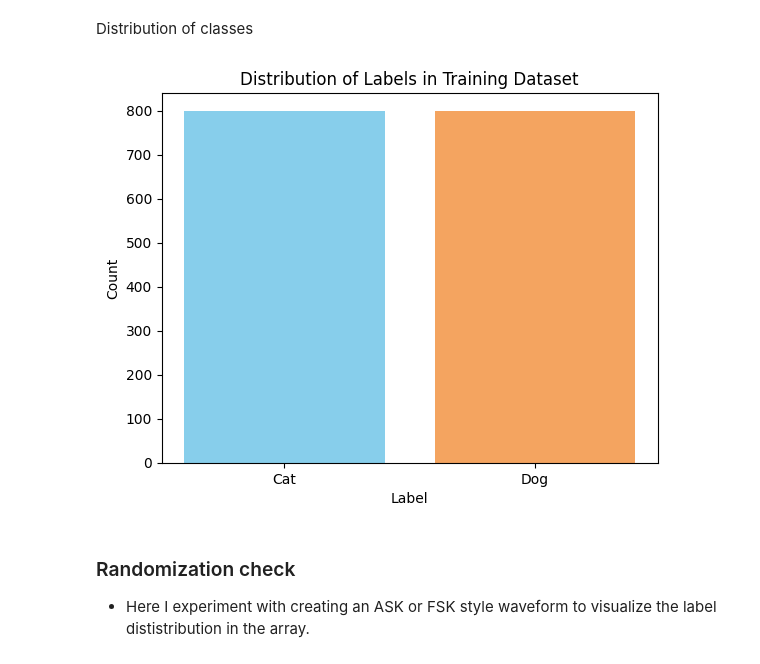
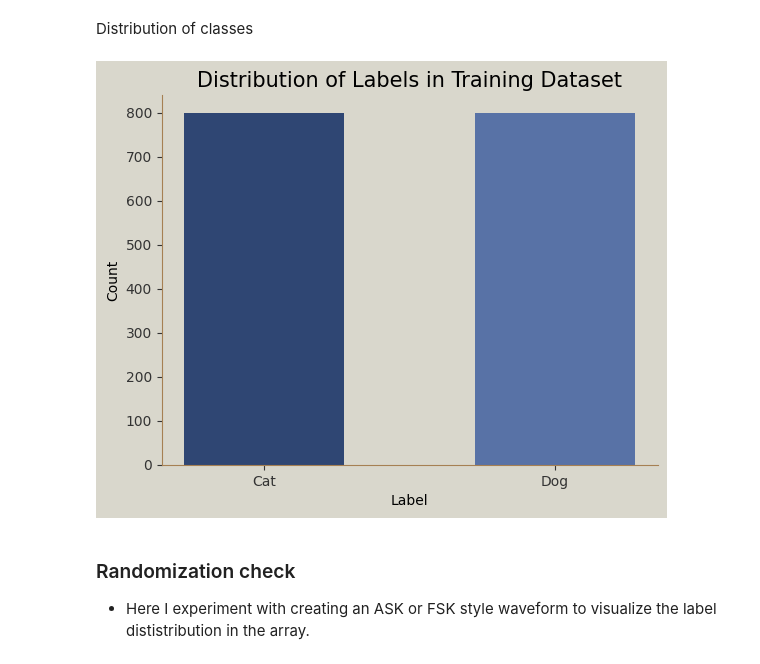
Before and after one commit to ArthurLopez1/AI-Arthur-Lopez-OPA23, a Jupyter notebook: lab_2/lab2.ipynb, the cells around one changed output. Cells and saved outputs as stored; diff of their text form; code cells hidden in the pictures.

```diff
--- a/lab_2/lab2.ipynb
+++ b/lab_2/lab2.ipynb
@@ -271,18 +271,36 @@ Distribution of classes
 # %%
 def plot_label_distribution(labels):
     # Count the occurrences of each label
     label_counts = np.bincount(labels)
 
-    plt.bar(["Cat", "Dog"], label_counts, color=['skyblue', 'sandybrown'])
-    plt.xlabel('Label')
-    plt.ylabel('Count')
-    plt.title('Distribution of Labels in Training Dataset')
+    grey = "#525252"
+    darkgrey = "#454545"
+    # Create the plot
+    fig, ax = plt.subplots()
+    ax.bar(["Cat", "Dog"], label_counts, color=['#2F4673', '#5872A6'], width=0.55)
+
+    # Customize the appearance
+    ax.set_facecolor('#D9D7CC')
+    fig.patch.set_facecolor('#D9D7CC')
+    ax.spines['top'].set_visible(False)
+    ax.spines['right'].set_visible(False)
+    ax.spines['left'].set_color('#A68053')
+    ax.spines['bottom'].set_color('#A68053')
+    ax.tick_params(axis='x', colors='#333333')
+    ax.tick_params(axis='y', colors='#333333')
+
+    # Set labels and title
+    ax.set_xlabel('Label')
+    ax.set_ylabel('Count')
+    ax.set_title('Distribution of Labels in Training Dataset', fontsize=15)
+
+    # Display the plot
     plt.show()
 
 plot_label_distribution(train_labels)
 # its balanced. Good!
 # %% [output]
-[figure, old version]
+[figure, new version]
 # %% [markdown]
 ### Randomization check
 - Here I experiment with creating an ASK or FSK style waveform to visualize the label dististribution in the array.
```
Also changed, not shown: parts of 9 cells of this notebook.
